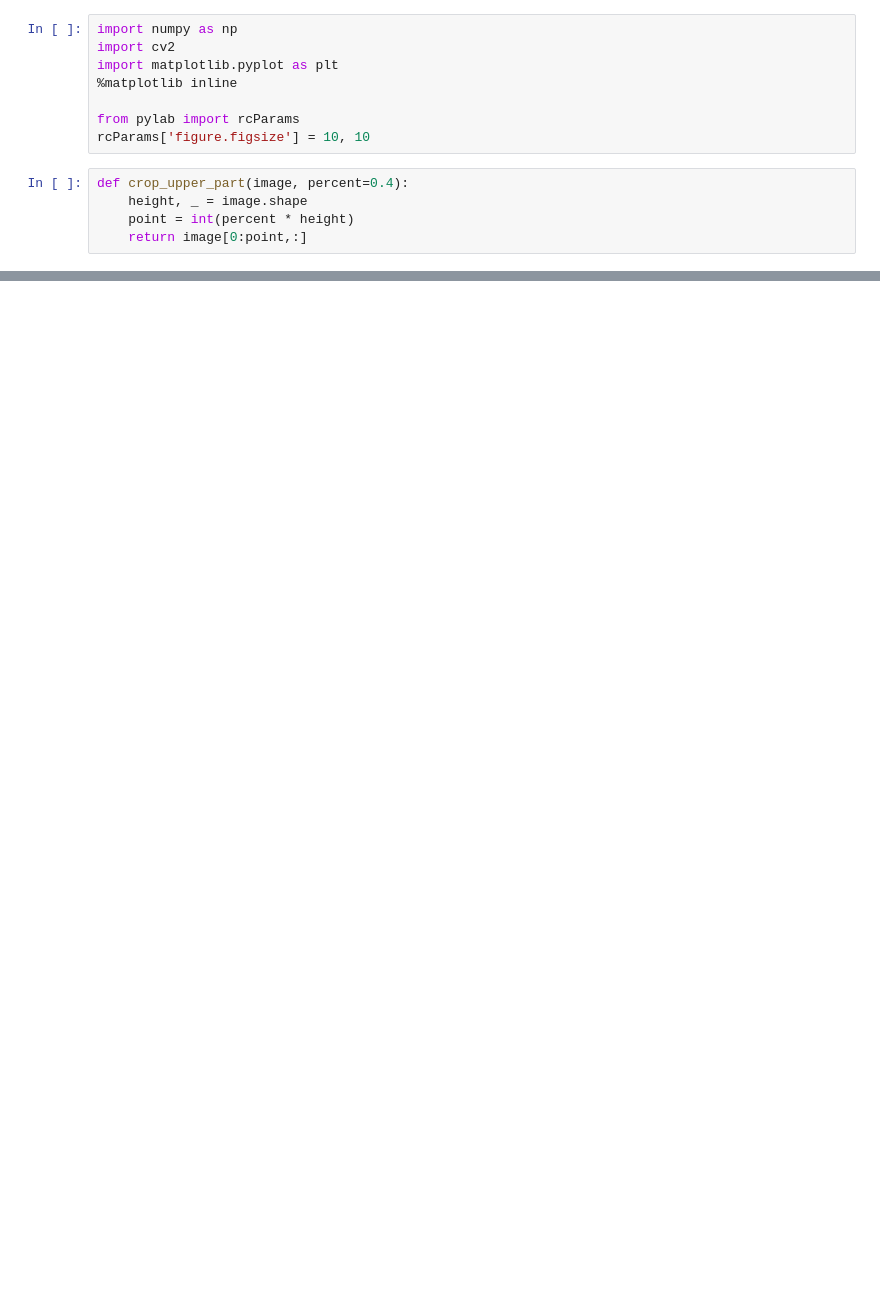
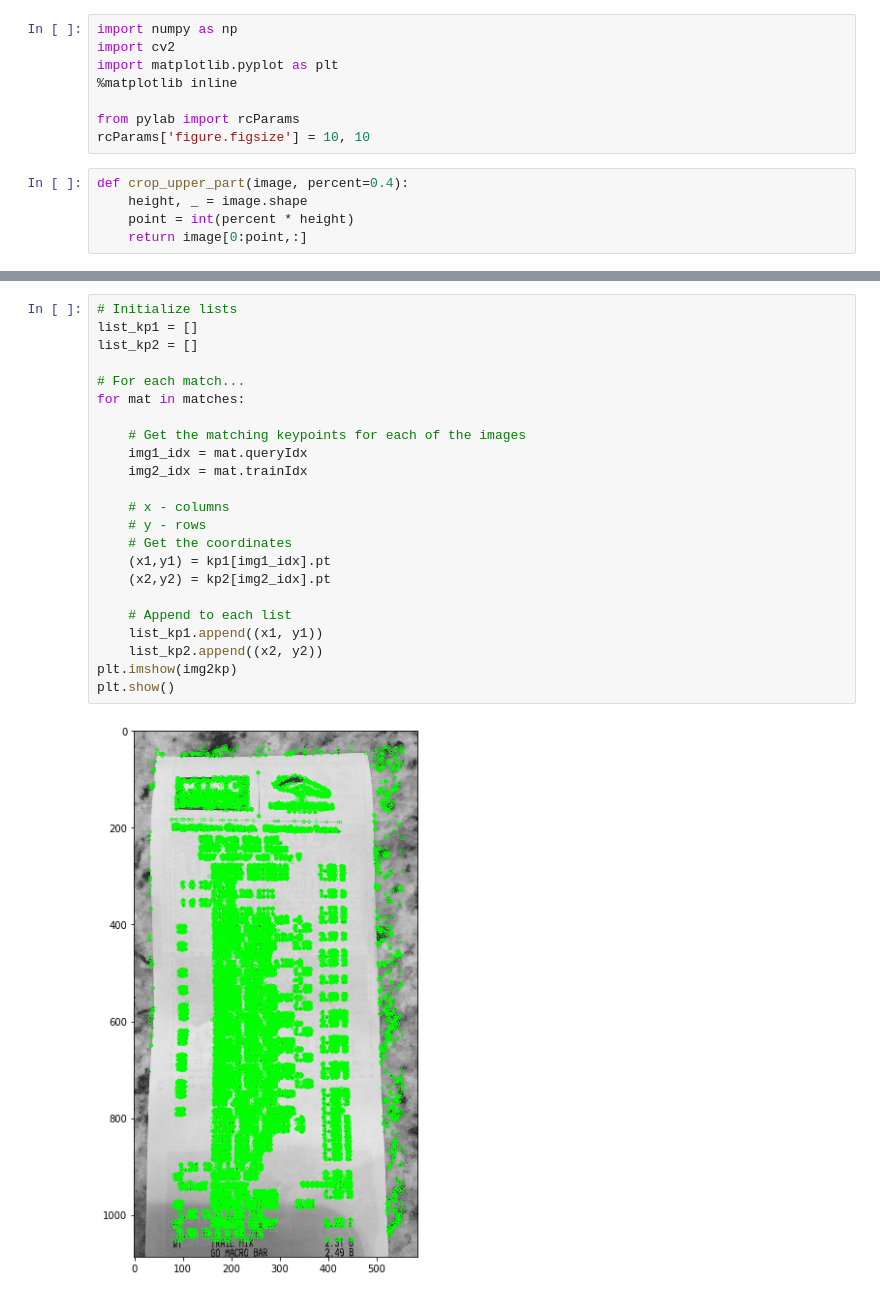
Before and after one commit to fgulan/mozgalo-mb, a Jupyter notebook: src/notebooks/sift_features.ipynb, the cells around one changed output, grey strips where cells are left out. Drawn from its saved outputs; the diff is of its cells as text; blank space fills up the shorter version.

```diff
--- a/src/notebooks/sift_features.ipynb
+++ b/src/notebooks/sift_features.ipynb
@@ -38,0 +109,25 @@ plt.show()
+# %%
+# Initialize lists
+list_kp1 = []
+list_kp2 = []
+
+# For each match...
+for mat in matches:
+
+    # Get the matching keypoints for each of the images
+    img1_idx = mat.queryIdx
+    img2_idx = mat.trainIdx
+
+    # x - columns
+    # y - rows
+    # Get the coordinates
+    (x1,y1) = kp1[img1_idx].pt
+    (x2,y2) = kp2[img2_idx].pt
+
+    # Append to each list
+    list_kp1.append((x1, y1))
+    list_kp2.append((x2, y2))
+plt.imshow(img2kp)
+plt.show()
+# %% [output]
+[figure, added]
```
Also changed, not shown: parts of 2 cells of this notebook.
